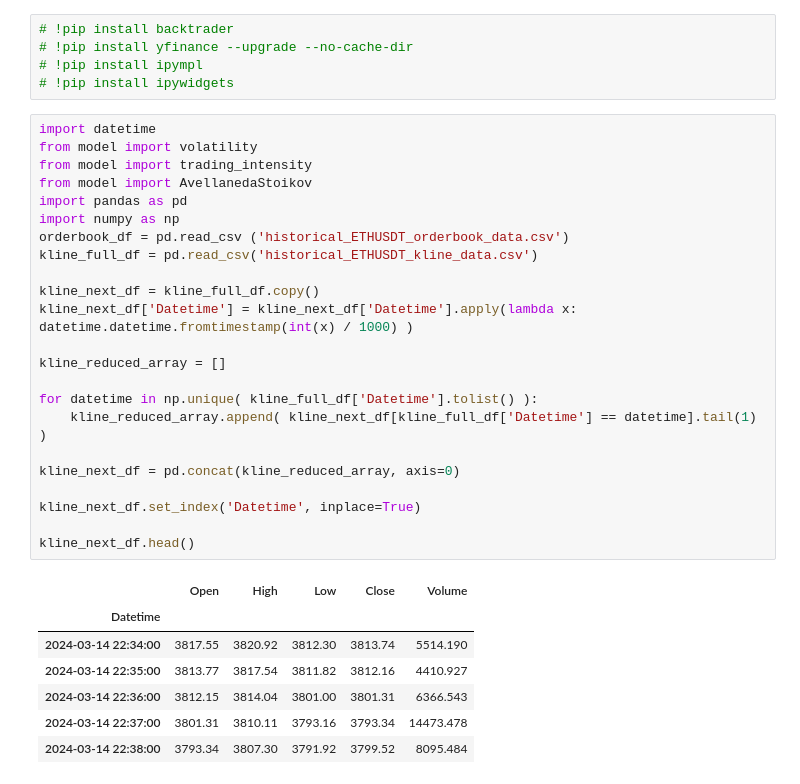
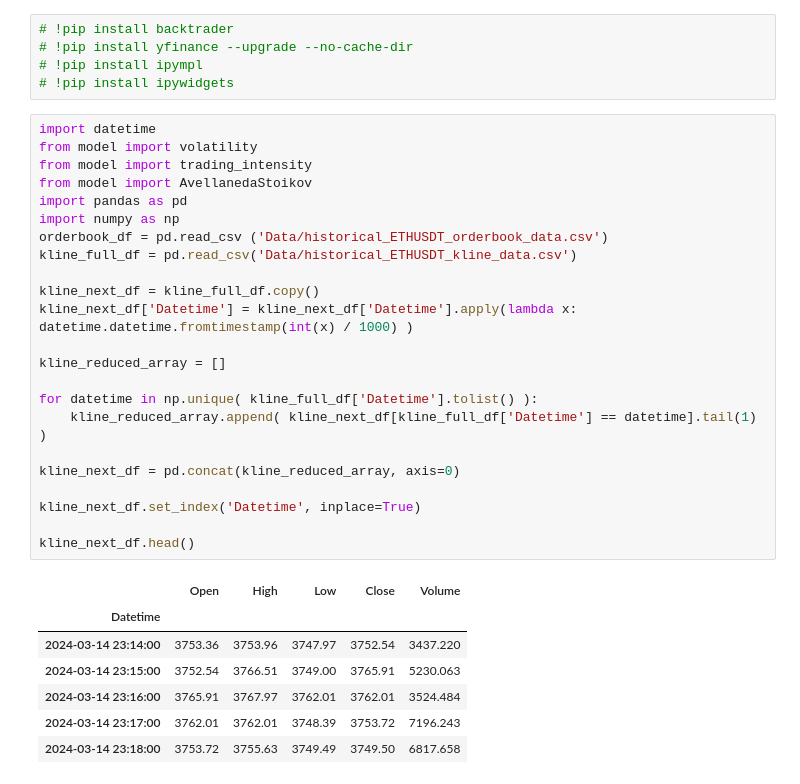
Before and after one commit to Luxury-Duckling-Services/avellaneda-stoikov, a Jupyter notebook: backtrader.ipynb, the cells around one changed output. Saved outputs shown, nothing was run; the diff lists cells and outputs as text.

```diff
--- a/backtrader.ipynb
+++ b/backtrader.ipynb
@@ -6,31 +6,31 @@
 # %%
 import datetime
 from model import volatility
 from model import trading_intensity
 from model import AvellanedaStoikov
 import pandas as pd
 import numpy as np
-orderbook_df = pd.read_csv ('historical_ETHUSDT_orderbook_data.csv')
-kline_full_df = pd.read_csv('historical_ETHUSDT_kline_data.csv')
+orderbook_df = pd.read_csv ('Data/historical_ETHUSDT_orderbook_data.csv')
+kline_full_df = pd.read_csv('Data/historical_ETHUSDT_kline_data.csv')
 
 kline_next_df = kline_full_df.copy()
 kline_next_df['Datetime'] = kline_next_df['Datetime'].apply(lambda x: datetime.datetime.fromtimestamp(int(x) / 1000) )
 
 kline_reduced_array = []
 
 for datetime in np.unique( kline_full_df['Datetime'].tolist() ):
     kline_reduced_array.append( kline_next_df[kline_full_df['Datetime'] == datetime].tail(1) )
 
 kline_next_df = pd.concat(kline_reduced_array, axis=0)
 
 kline_next_df.set_index('Datetime', inplace=True)
 
 kline_next_df.head()
 # %% [output]
 |  | Open | High | Low | Close | Volume |
 | Datetime |  |  |  |  |  |
-| 2024-03-14 22:34:00 | 3817.55 | 3820.92 | 3812.30 | 3813.74 | 5514.190 |
-| 2024-03-14 22:35:00 | 3813.77 | 3817.54 | 3811.82 | 3812.16 | 4410.927 |
-| 2024-03-14 22:36:00 | 3812.15 | 3814.04 | 3801.00 | 3801.31 | 6366.543 |
-| 2024-03-14 22:37:00 | 3801.31 | 3810.11 | 3793.16 | 3793.34 | 14473.478 |
-| 2024-03-14 22:38:00 | 3793.34 | 3807.30 | 3791.92 | 3799.52 | 8095.484 |
+| 2024-03-14 23:14:00 | 3753.36 | 3753.96 | 3747.97 | 3752.54 | 3437.220 |
+| 2024-03-14 23:15:00 | 3752.54 | 3766.51 | 3749.00 | 3765.91 | 5230.063 |
+| 2024-03-14 23:16:00 | 3765.91 | 3767.97 | 3762.01 | 3762.01 | 3524.484 |
+| 2024-03-14 23:17:00 | 3762.01 | 3762.01 | 3748.39 | 3753.72 | 7196.243 |
+| 2024-03-14 23:18:00 | 3753.72 | 3755.63 | 3749.49 | 3749.50 | 6817.658 |
```
Also changed, not shown: parts of 9 cells of this notebook, 2 other files.
